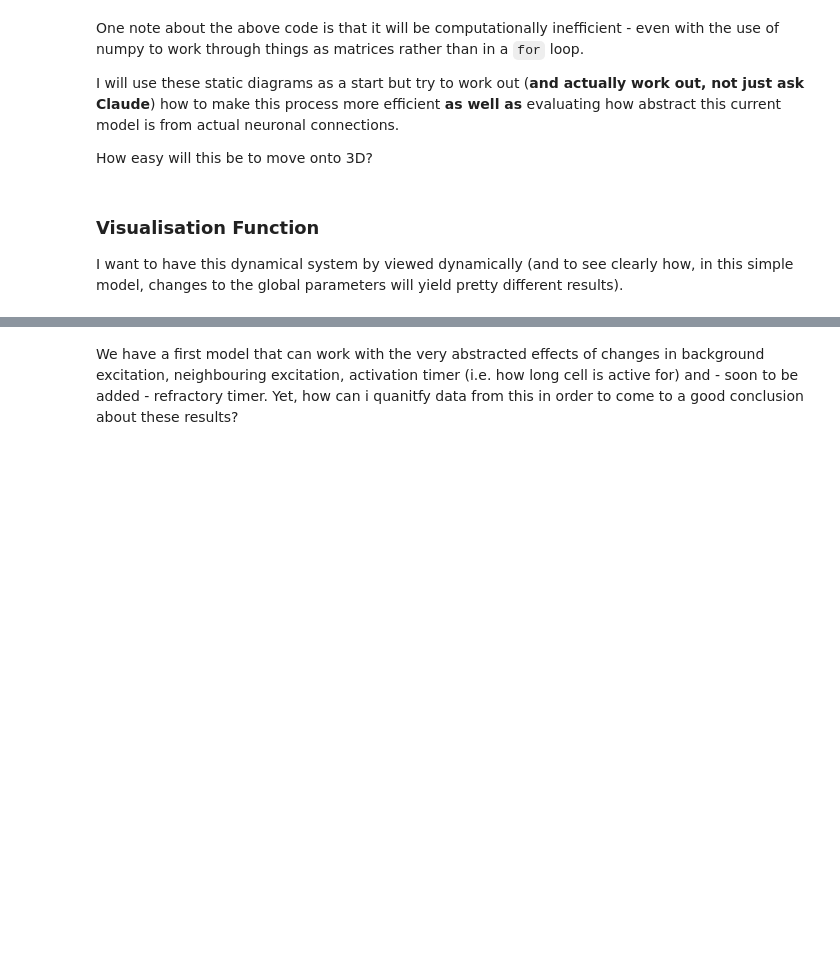
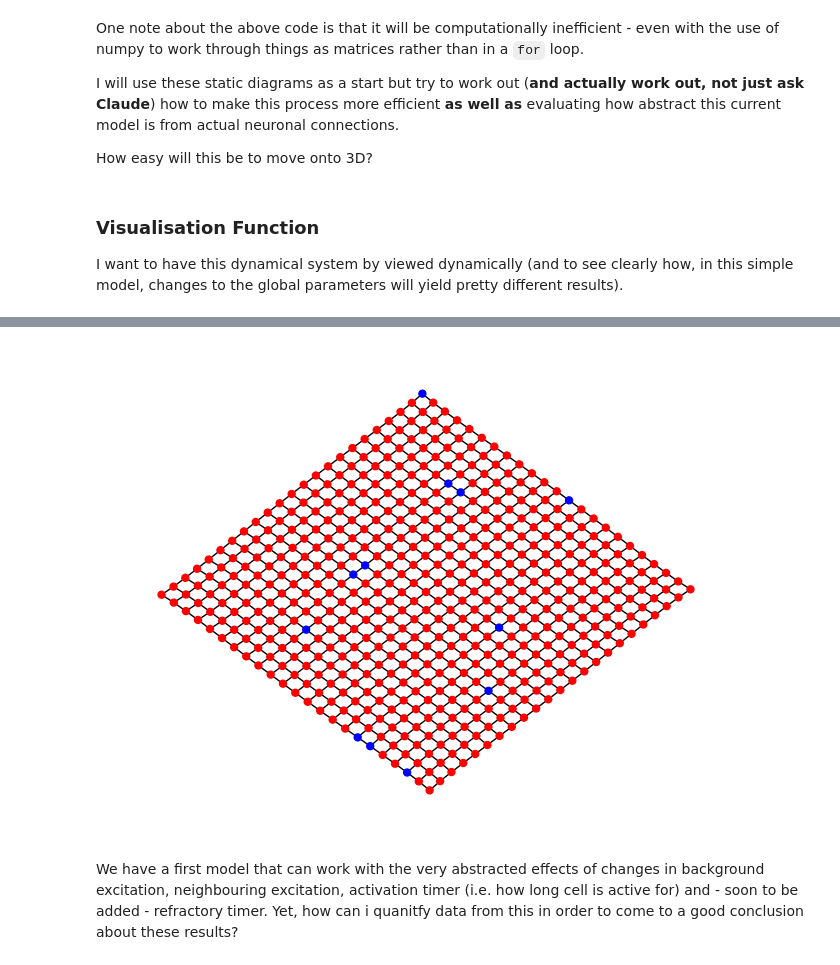
Before and after one commit to SchmetterlingIII/physics-maths, a Jupyter notebook: emergence_of_seizures__.ipynb, the cells around one changed output, grey strips where cells are left out. Cells and saved outputs as stored; diff of their text form; code cells hidden in the pictures; blank space fills up the shorter version.

```diff
--- a/emergence_of_seizures__.ipynb
+++ b/emergence_of_seizures__.ipynb
@@ -165,2 +161,6 @@ interactive(children=(FloatSlider(value=0.1, description='background_excitation'
+# %%
+neuron_abstraction_I(G, background_excitation=0.1, neighbouring_excitation=0.5, activation_timer=5, refractory_stopclock=3)
+# %% [output]
+[figure, added]
 # %% [markdown]
 We have a first model that can work with the very abstracted effects of changes in background excitation, neighbouring excitation, activation timer (i.e. how long cell is active for) and - soon to be added - refractory timer. Yet, how can i quanitfy data from this in order to come to a good conclusion about these results?
```
Also changed, not shown: parts of 2 cells of this notebook.
